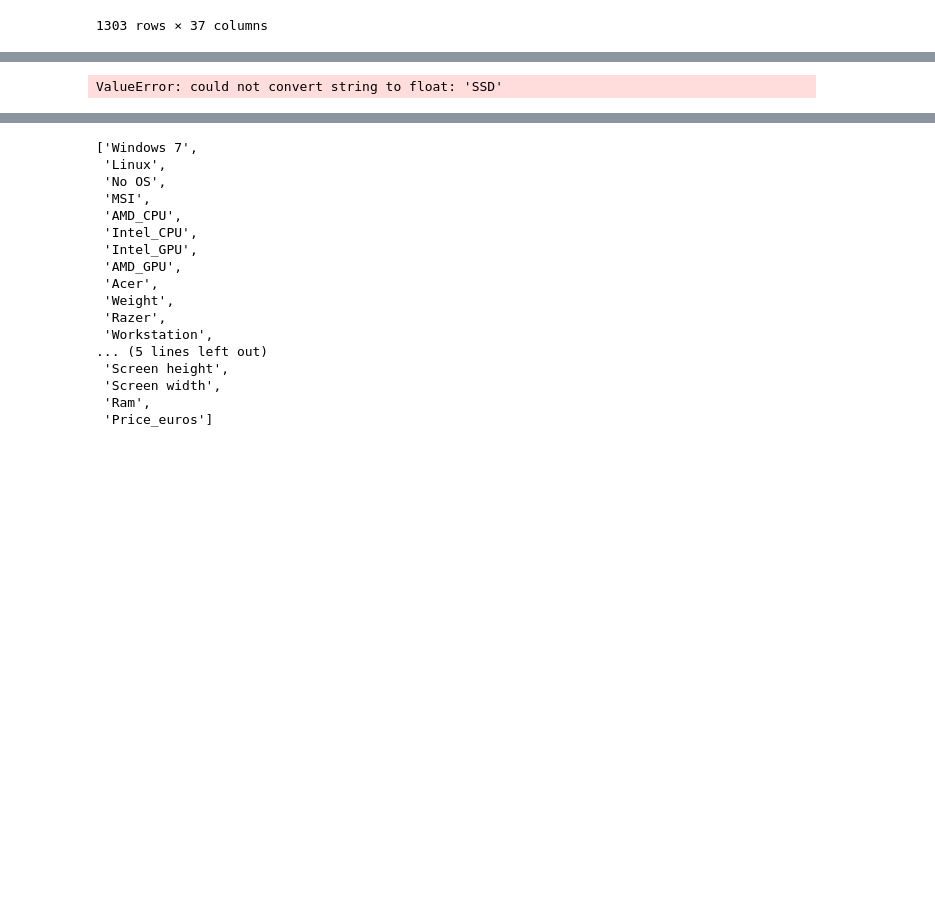
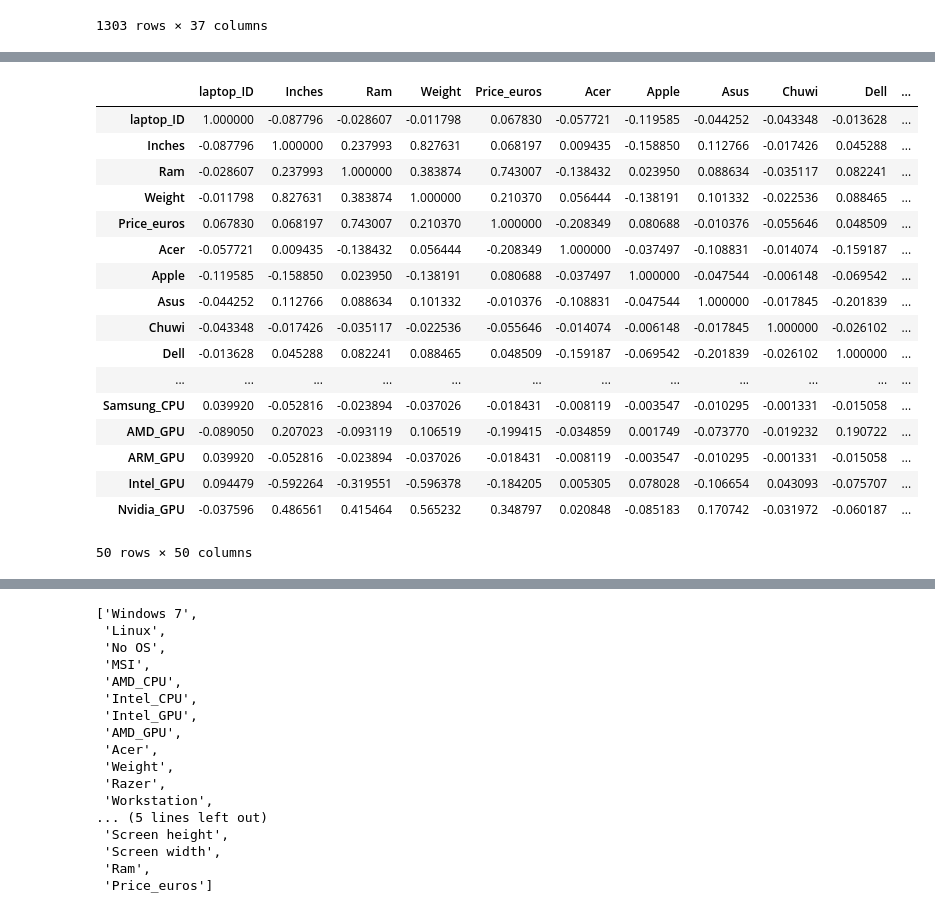
Before and after one commit to ruso-Kvesitadze/Laptop-Price-Prediction, a Jupyter notebook: Laptop_price_prediction.ipynb, the cells around one changed output, grey strips where cells are left out. Drawn from its saved outputs; the diff is of its cells as text; code cells hidden in the pictures; blank space fills up the shorter version.

```diff
--- a/Laptop_price_prediction.ipynb
+++ b/Laptop_price_prediction.ipynb
@@ -119,7 +120,24 @@ KeyError: 'Gpu Brand'
 # %%
-df.corr()
+df.corr(numeric_only=True)
 # %% [output]
+|  | laptop_ID | Inches | Ram | Weight | Price_euros | Acer | Apple | Asus | Chuwi | Dell | ... |
+| laptop_ID | 1.000000 | -0.087796 | -0.028607 | -0.011798 | 0.067830 | -0.057721 | -0.119585 | -0.044252 | -0.043348 | -0.013628 | ... |
+| Inches | -0.087796 | 1.000000 | 0.237993 | 0.827631 | 0.068197 | 0.009435 | -0.158850 | 0.112766 | -0.017426 | 0.045288 | ... |
+| Ram | -0.028607 | 0.237993 | 1.000000 | 0.383874 | 0.743007 | -0.138432 | 0.023950 | 0.088634 | -0.035117 | 0.082241 | ... |
+| Weight | -0.011798 | 0.827631 | 0.383874 | 1.000000 | 0.210370 | 0.056444 | -0.138191 | 0.101332 | -0.022536 | 0.088465 | ... |
+| Price_euros | 0.067830 | 0.068197 | 0.743007 | 0.210370 | 1.000000 | -0.208349 | 0.080688 | -0.010376 | -0.055646 | 0.048509 | ... |
+| Acer | -0.057721 | 0.009435 | -0.138432 | 0.056444 | -0.208349 | 1.000000 | -0.037497 | -0.108831 | -0.014074 | -0.159187 | ... |
+| Apple | -0.119585 | -0.158850 | 0.023950 | -0.138191 | 0.080688 | -0.037497 | 1.000000 | -0.047544 | -0.006148 | -0.069542 | ... |
+| Asus | -0.044252 | 0.112766 | 0.088634 | 0.101332 | -0.010376 | -0.108831 | -0.047544 | 1.000000 | -0.017845 | -0.201839 | ... |
+| Chuwi | -0.043348 | -0.017426 | -0.035117 | -0.022536 | -0.055646 | -0.014074 | -0.006148 | -0.017845 | 1.000000 | -0.026102 | ... |
+| Dell | -0.013628 | 0.045288 | 0.082241 | 0.088465 | 0.048509 | -0.159187 | -0.069542 | -0.201839 | -0.026102 | 1.000000 | ... |
+| ... | ... | ... | ... | ... | ... | ... | ... | ... | ... | ... | ... |
+| Samsung_CPU | 0.039920 | -0.052816 | -0.023894 | -0.037026 | -0.018431 | -0.008119 | -0.003547 | -0.010295 | -0.001331 | -0.015058 | ... |
+| AMD_GPU | -0.089050 | 0.207023 | -0.093119 | 0.106519 | -0.199415 | -0.034859 | 0.001749 | -0.073770 | -0.019232 | 0.190722 | ... |
+| ARM_GPU | 0.039920 | -0.052816 | -0.023894 | -0.037026 | -0.018431 | -0.008119 | -0.003547 | -0.010295 | -0.001331 | -0.015058 | ... |
+| Intel_GPU | 0.094479 | -0.592264 | -0.319551 | -0.596378 | -0.184205 | 0.005305 | 0.078028 | -0.106654 | 0.043093 | -0.075707 | ... |
+| Nvidia_GPU | -0.037596 | 0.486561 | 0.415464 | 0.565232 | 0.348797 | 0.020848 | -0.085183 | 0.170742 | -0.031972 | -0.060187 | ... |
-ValueError: could not convert string to float: 'SSD'
+50 rows × 50 columns
 # %%
 import seaborn as sns
 import matplotlib.pyplot as plt
```
Also changed, not shown: parts of 15 cells of this notebook.
